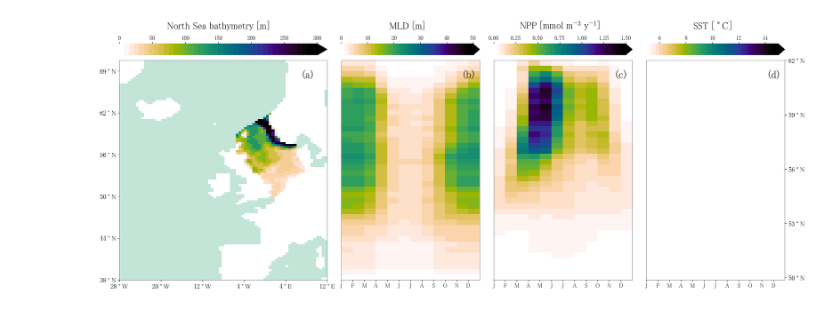
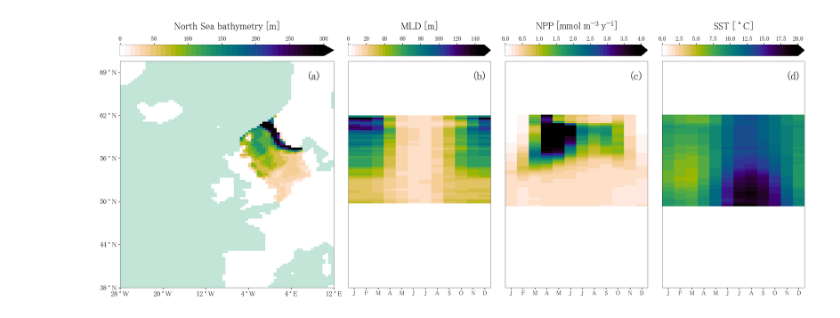
Before and after one commit to chiaraciscato/2026_ciscato_oae_seasonality, a Jupyter notebook: scripts/northSeaMap.ipynb, the cells around one changed output. Drawn from its saved outputs; the diff is of its cells as text; code cells hidden in the pictures.

Commit message:
last adjustments to north sea map

```diff
--- a/scripts/northSeaMap.ipynb
+++ b/scripts/northSeaMap.ipynb
@@ -3,8 +3,8 @@
 # %%
 dic = xr.open_dataset('/Users/chiaraciscato/Desktop/GEOMAR/2024_ciscato_oae_seasonality/lastDecade/DIC_base26_lastDecade.nc')
 mld = xr.open_dataset('/Users/chiaraciscato/Desktop/GEOMAR/2024_ciscato_oae_seasonality/lastDecade/mld_base26_lastDecade.nc')
-npp = xr.open_dataset('/Users/chiaraciscato/Downloads/wetransfer_npp_2025-06-18_0759/npp_base_26.nc')
-sst = xr.open_dataset('/Users/chiaraciscato/Downloads/sst.nc')
+npp = xr.open_dataset('/Users/chiaraciscato/Desktop/GEOMAR/2024_ciscato_oae_seasonality/lastDecade/npp_base_26.nc')
+sst = xr.open_dataset('/Users/chiaraciscato/Desktop/GEOMAR/2024_ciscato_oae_seasonality/lastDecade/sst_base_26.nc')
 # %%
 mesh_mask = xr.open_dataset('/Users/chiaraciscato/Desktop/GEOMAR/2024_ciscato_oae_seasonality/lastDecade/mesh_mask.nc')
 # %%
@@ -99,8 +99,8 @@ def monthly_means(data, var):
     m_lenght = data[var].time_counter.dt.days_in_month
     data = (data[var] * m_lenght).groupby("time_counter.month").mean(dim="time_counter") / m_lenght.groupby("time_counter.month").mean(dim="time_counter")
     data = data.to_dataset(name=var)
-
     data = data * mask
+    data = data.where(data, drop=True)
     data = geo_weight(data, var)
 
     data[var].attrs = attrs
@@ -109,13 +109,15 @@ def monthly_means(data, var):
     return data
 # %%
 def homvoller(data, var, ax, vmin, vmax):
-    im = ax.pcolormesh(data[var].T,
+    im = data[var].T.plot(
+        ax=ax,
         cmap=cmap,
         vmin=vmin,
         vmax=vmax,
+        add_colorbar=False
     )
     c = plt.colorbar(im, ax=ax, aspect=12, pad=0.02, location='top', extend='max')
-    c.ax.set_frame_on(False)
+    c.outline.set_linewidth(0.25)
     c.ax.tick_params(labelsize=12)
 
     c.set_label(
@@ -149,46 +150,39 @@ im = ax1.pcolormesh(
 im = ax1.pcolormesh(
         bathymetry['depth'],
         cmap=cmap,
         vmin=0,
         vmax=300
     )
 
 ax1.set_xticks([0,15,30,45,60,75])
 ax1.set_yticklabels(lat_labels, fontsize=14)
 ax1.set_xticklabels(lon_labels, fontsize=14)
                          # year
-im_npp = homvoller(npp_f*31536000, 'bgc_diag_pp', ax3, 0, 1.5)
-im_mld = homvoller(mld_f, 'somxl010', ax2, 0, 50)
-im_sst = homvoller(sst_f, 'sosstsst', ax4, 5, 15)
+im_npp = homvoller(npp_f*31536000, 'bgc_diag_pp', ax3, 0, 4)
+im_mld = homvoller(mld_f, 'somxl010', ax2, 0, 150)
+im_sst = homvoller(sst_f, 'sosstsst', ax4, 0, 20)
 
 # im_dic = homvoller(dic, 'DIC', ax4, 1500, 2000)
 
 cbar = plt.colorbar(im, ax=ax1, aspect=18, pad=0.02, location='top', extend='max')
-cbar.ax.set_frame_on(False)
+cbar.outline.set_linewidth(0.25)
 cbar.ax.tick_params(labelsize=12)
 cbar.set_label('North Sea bathymetry [m]', labelpad=14)
 
-for ax in [ax2, ax3,ax4]:
+for ax in [ax2,ax3,ax4]:
     month_x_labels(ax)
-    ax.set_ylim(0,40)
-    if ax in [ax2,ax3]:
-        ax.axes.get_yaxis().set_visible(False)
+    ax.axes.get_yaxis().set_visible(False)
+    ax.set_title("")
+    ax.set_xlabel("")
 
 for n, ax in enumerate([ax1,ax2,ax3,ax4]):
     for location in ['left','bottom', 'right', 'top']:
         ax.spines[location].set_linewidth(0.4)
     ax.text(0.88, 0.92, string.punctuation[7] + string.ascii_lowercase[n] + string.punctuation[8],
         transform=ax.transAxes, size=22, weight='bold', color='black')
 
-y = list(range(1,130))
-ax4.set_yticks(np.arange(min(y), max(y), 26))
-labels_lat = [item.get_text() for item in ax1.get_yticklabels()]
-lat_label = [f'50{d}N',f'53{d}N',f'56{d}N',f'59{d}N',f'62{d}N']
-ax4.set_yticklabels(lat_label, fontsize=14)
-ax4.yaxis.tick_right()
-
 pass
 
 plt.savefig('/Users/chiaraciscato/Desktop/GEOMAR/2024_ciscato_oae_seasonality/out/northSea_updated.png')
 # %% [output]
-[figure, old version]
+[figure, new version]
```
Also changed, not shown: parts of 1 cell of this notebook, 4 other files.
